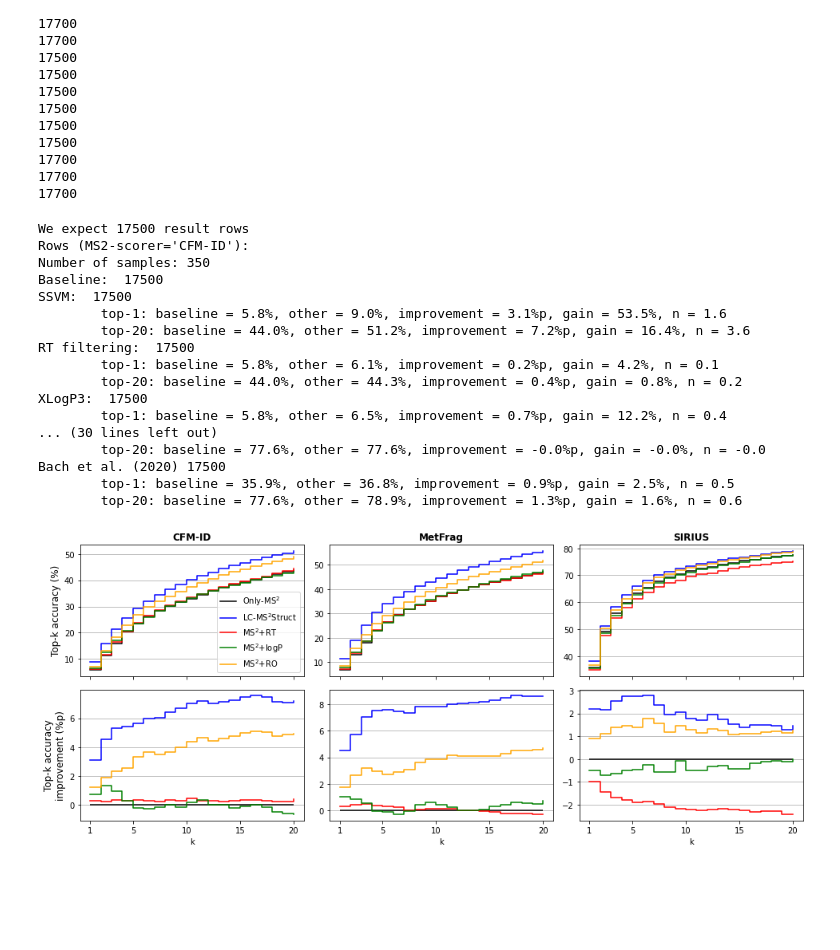
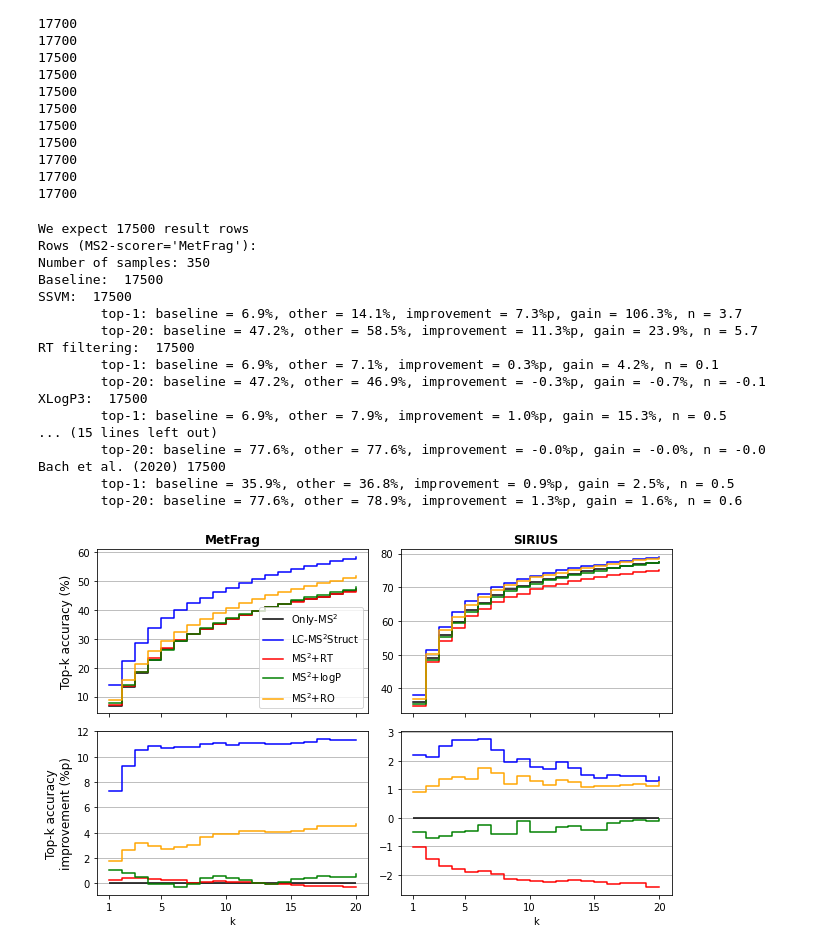
Before and after one commit to aalto-ics-kepaco/lcms2struct_exp, a Jupyter notebook: results_processed/publication/massbank/ssvm_lib=v2__exp_ver=4/NEW__exp_05__comparison_of_different_score_integration_approaches_3D.ipynb, the cells around one changed output. Saved outputs shown, nothing was run; the diff lists cells and outputs as text; code cells hidden in the pictures; blank space fills up the shorter version.

```diff
--- a/results_processed/publication/massbank/ssvm_lib=v2__exp_ver=4/NEW__exp_05__comparison_of_different_score_integration_approaches_3D.ipynb
+++ b/results_processed/publication/massbank/ssvm_lib=v2__exp_ver=4/NEW__exp_05__comparison_of_different_score_integration_approaches_3D.ipynb
@@ -90,7 +90,7 @@ agg_setting = {
 MetFrag performs an in-silico fragmentation for each candidate structure and compares the predicted and observed (from the MS2 spectrum) fragments.
 # %%
 # SSVM (Our method)
-setting = {"ds": "*", "mol_feat": "FCFP__binary__all__2D", "mol_id": "cid", "ms2scorer": "metfrag__norm", "ssvm_flavor": "default", "lloss_mode": "mol_feat_fps"}
+setting = {"ds": "*", "mol_feat": "FCFP__binary__all__3D", "mol_id": "cid", "ms2scorer": "metfrag__norm", "ssvm_flavor": "default", "lloss_mode": "mol_feat_fps"}
 res__ssvm__metfrag = load_topk__publication(setting, agg_setting, basedir=os.path.join("massbank"), top_k_method="csi", load_max_model_number=True)
 res__ssvm__metfrag__ALL_MODELS = load_topk__publication(setting, agg_setting, basedir=os.path.join("massbank"), top_k_method="csi", load_max_model_number=False)
 
@@ -637,58 +637,86 @@ print(len(res__bach2020__cfmid4[(res__bach2020__cfmid4["scoring_method"] == "MS
 17700
 17700
 # %%
+# __tmp__01__a = plot__01__a(
+#     res__baseline=[
+#         res__ssvm__cfmid4[(res__ssvm__cfmid4["scoring_method"] == "Only MS") & (res__ssvm__cfmid4["n_models"] == 8)].assign(scoring_method="Only-MS$^2$", ms2scorer="CFM-ID"),
+#         res__ssvm__metfrag[(res__ssvm__metfrag["scoring_method"] == "Only MS") & (res__ssvm__metfrag["n_models"] == 8)].assign(scoring_method="Only-MS$^2$", ms2scorer="MetFrag"),
+#         res__ssvm__sirius[(res__ssvm__sirius["scoring_method"] == "Only MS") & (res__ssvm__sirius["n_models"] == 8)].assign(scoring_method="Only-MS$^2$", ms2scorer="SIRIUS")
+#     ],
+#     res__ssvm=[
+#         res__ssvm__cfmid4[(res__ssvm__cfmid4["scoring_method"] == "MS + RT") & (res__ssvm__cfmid4["n_models"] == 8)].assign(scoring_method="LC-MS$^2$Struct", ms2scorer="CFM-ID"),
+#         res__ssvm__metfrag[(res__ssvm__metfrag["scoring_method"] == "MS + RT") & (res__ssvm__metfrag["n_models"] == 8)].assign(scoring_method="LC-MS$^2$Struct", ms2scorer="MetFrag"),
+#         res__ssvm__sirius[(res__ssvm__sirius["scoring_method"] == "MS + RT") & (res__ssvm__sirius["n_models"] == 8)].assign(scoring_method="LC-MS$^2$Struct", ms2scorer="SIRIUS")
+#     ],
+#     res__rtfilter=[
+#         res__rtfilter__cfmid4[(res__rtfilter__cfmid4["scoring_method"] == "MS + RT (filtering__global)")].assign(scoring_method="MS$^2$+RT", ms2scorer="CFM-ID"),
+#         res__rtfilter__metfrag[(res__rtfilter__metfrag["scoring_method"] == "MS + RT (filtering__global)")].assign(scoring_method="MS$^2$+RT", ms2scorer="MetFrag"),
+#         res__rtfilter__sirius[(res__rtfilter__sirius["scoring_method"] == "MS + RT (filtering__global)")].assign(scoring_method="MS$^2$+RT", ms2scorer="SIRIUS")
+#     ],
+#     res__xlogp3=[
+#         res__xlogp3__cfmid4[(res__xlogp3__cfmid4["scoring_method"] == "MS + RT (score_combination)")].assign(scoring_method="MS$^2$+logP", ms2scorer="CFM-ID"),
+#         res__xlogp3__metfrag[(res__xlogp3__metfrag["scoring_method"] == "MS + RT (score_combination)")].assign(scoring_method="MS$^2$+logP", ms2scorer="MetFrag"),
+#         res__xlogp3__sirius[(res__xlogp3__sirius["scoring_method"] == "MS + RT (score_combination)")].assign(scoring_method="MS$^2$+logP", ms2scorer="SIRIUS")
+#     ],
+#     res__bach2020=[
+#         res__bach2020__cfmid4[(res__bach2020__cfmid4["scoring_method"] == "MS + RT (msms_pl_rt_score_integration)")].assign(scoring_method="MS$^2$+RO", ms2scorer="CFM-ID"),
+#         res__bach2020__metfrag[(res__bach2020__metfrag["scoring_method"] == "MS + RT (msms_pl_rt_score_integration)")].assign(scoring_method="MS$^2$+RO", ms2scorer="MetFrag"),
+#         res__bach2020__sirius[(res__bach2020__sirius["scoring_method"] == "MS + RT (msms_pl_rt_score_integration)")].assign(scoring_method="MS$^2$+RO", ms2scorer="SIRIUS")
+#     ],
+#     max_k=20,
+#     weighted_average=False,
+#     raise_on_missing_results=False,
+#     aspect="landscape",
+#     verbose=True
+# )
+
 __tmp__01__a = plot__01__a(
     res__baseline=[
-        res__ssvm__cfmid4[(res__ssvm__cfmid4["scoring_method"] == "Only MS") & (res__ssvm__cfmid4["n_models"] == 8)].assign(scoring_method="Only-MS$^2$", ms2scorer="CFM-ID"),
         res__ssvm__metfrag[(res__ssvm__metfrag["scoring_method"] == "Only MS") & (res__ssvm__metfrag["n_models"] == 8)].assign(scoring_method="Only-MS$^2$", ms2scorer="MetFrag"),
         res__ssvm__sirius[(res__ssvm__sirius["scoring_method"] == "Only MS") & (res__ssvm__sirius["n_models"] == 8)].assign(scoring_method="Only-MS$^2$", ms2scorer="SIRIUS")
     ],
     res__ssvm=[
-        res__ssvm__cfmid4[(res__ssvm__cfmid4["scoring_method"] == "MS + RT") & (res__ssvm__cfmid4["n_models"] == 8)].assign(scoring_method="LC-MS$^2$Struct", ms2scorer="CFM-ID"),
         res__ssvm__metfrag[(res__ssvm__metfrag["scoring_method"] == "MS + RT") & (res__ssvm__metfrag["n_models"] == 8)].assign(scoring_method="LC-MS$^2$Struct", ms2scorer="MetFrag"),
         res__ssvm__sirius[(res__ssvm__sirius["scoring_method"] == "MS + RT") & (res__ssvm__sirius["n_models"] == 8)].assign(scoring_method="LC-MS$^2$Struct", ms2scorer="SIRIUS")
     ],
     res__rtfilter=[
-        res__rtfilter__cfmid4[(res__rtfilter__cfmid4["scoring_method"] == "MS + RT (filtering__global)")].assign(scoring_method="MS$^2$+RT", ms2scorer="CFM-ID"),
         res__rtfilter__metfrag[(res__rtfilter__metfrag["scoring_method"] == "MS + RT (filtering__global)")].assign(scoring_method="MS$^2$+RT", ms2scorer="MetFrag"),
         res__rtfilter__sirius[(res__rtfilter__sirius["scoring_method"] == "MS + RT (filtering__global)")].assign(scoring_method="MS$^2$+RT", ms2scorer="SIRIUS")
     ],
     res__xlogp3=[
-        res__xlogp3__cfmid4[(res__xlogp3__cfmid4["scoring_method"] == "MS + RT (score_combination)")].assign(scoring_method="MS$^2$+logP", ms2scorer="CFM-ID"),
         res__xlogp3__metfrag[(res__xlogp3__metfrag["scoring_method"] == "MS + RT (score_combination)")].assign(scoring_method="MS$^2$+logP", ms2scorer="MetFrag"),
         res__xlogp3__sirius[(res__xlogp3__sirius["scoring_method"] == "MS + RT (score_combination)")].assign(scoring_method="MS$^2$+logP", ms2scorer="SIRIUS")
     ],
     res__bach2020=[
-        res__bach2020__cfmid4[(res__bach2020__cfmid4["scoring_method"] == "MS + RT (msms_pl_rt_score_integration)")].assign(scoring_method="MS$^2$+RO", ms2scorer="CFM-ID"),
         res__bach2020__metfrag[(res__bach2020__metfrag["scoring_method"] == "MS + RT (msms_pl_rt_score_integration)")].assign(scoring_method="MS$^2$+RO", ms2scorer="MetFrag"),
         res__bach2020__sirius[(res__bach2020__sirius["scoring_method"] == "MS + RT (msms_pl_rt_score_integration)")].assign(scoring_method="MS$^2$+RO", ms2scorer="SIRIUS")
     ],
     max_k=20,
     weighted_average=False,
     raise_on_missing_results=False,
     aspect="landscape",
     verbose=True
 )
 
 for ext in ["pdf", "svg"]:
     plt.savefig(os.path.join(".", os.extsep.join(["plot_05__a", ext])))
 # %% [output]
 We expect 17500 result rows
-Rows (MS2-scorer='CFM-ID'):
+Rows (MS2-scorer='MetFrag'):
 Number of samples: 350
 Baseline:  17500
 SSVM:  17500
-        top-1: baseline = 5.8%, other = 9.0%, improvement = 3.1%p, gain = 53.5%, n = 1.6
-        top-20: baseline = 44.0%, other = 51.2%, improvement = 7.2%p, gain = 16.4%, n = 3.6
+        top-1: baseline = 6.9%, other = 14.1%, improvement = 7.3%p, gain = 106.3%, n = 3.7
+        top-20: baseline = 47.2%, other = 58.5%, improvement = 11.3%p, gain = 23.9%, n = 5.7
 RT filtering:  17500
-        top-1: baseline = 5.8%, other = 6.1%, improvement = 0.2%p, gain = 4.2%, n = 0.1
-        top-20: baseline = 44.0%, other = 44.3%, improvement = 0.4%p, gain = 0.8%, n = 0.2
+        top-1: baseline = 6.9%, other = 7.1%, improvement = 0.3%p, gain = 4.2%, n = 0.1
+        top-20: baseline = 47.2%, other = 46.9%, improvement = -0.3%p, gain = -0.7%, n = -0.1
 XLogP3:  17500
-        top-1: baseline = 5.8%, other = 6.5%, improvement = 0.7%p, gain = 12.2%, n = 0.4
-... (30 lines left out)
+        top-1: baseline = 6.9%, other = 7.9%, improvement = 1.0%p, gain = 15.3%, n = 0.5
+... (15 lines left out)
         top-20: baseline = 77.6%, other = 77.6%, improvement = -0.0%p, gain = -0.0%, n = -0.0
 Bach et al. (2020) 17500
         top-1: baseline = 35.9%, other = 36.8%, improvement = 0.9%p, gain = 2.5%, n = 0.5
         top-20: baseline = 77.6%, other = 78.9%, improvement = 1.3%p, gain = 1.6%, n = 0.6
-[figure, old version]
+[figure, new version]
 # %%
```
Also changed, not shown: parts of 7 cells of this notebook, 17 other files.
